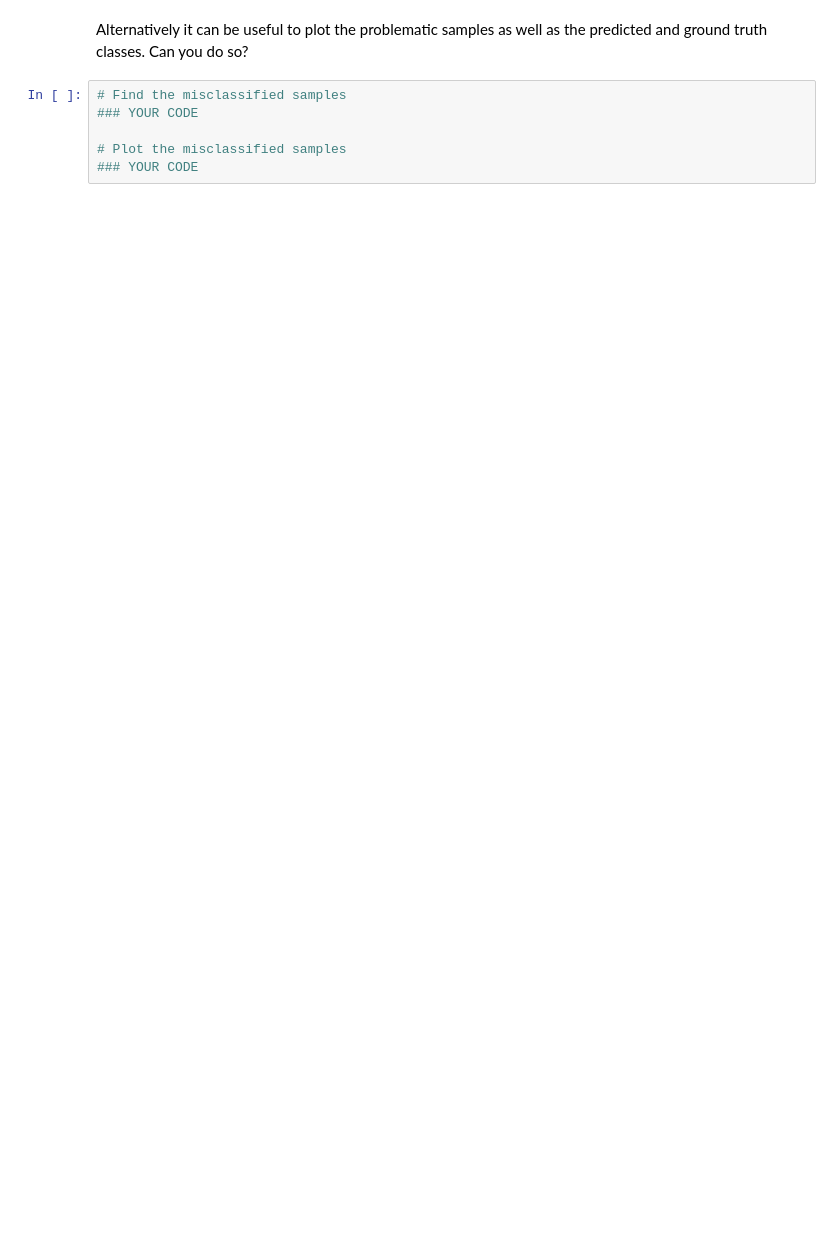
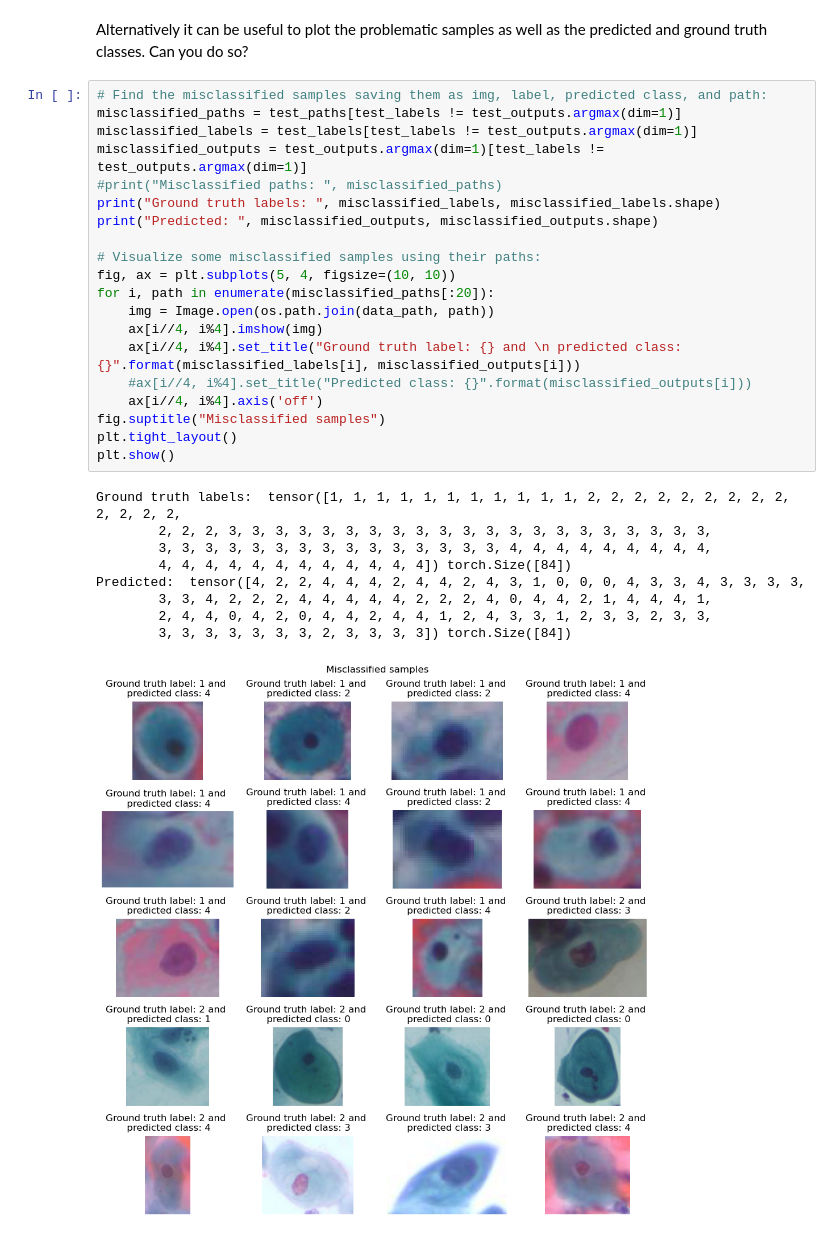
Before and after one commit to lindadelacombaz/iapr-2023, a Jupyter notebook: lab_03_classification.ipynb, the cells around one changed output. Saved outputs shown, nothing was run; the diff lists cells and outputs as text; blank space fills up the shorter version.

```diff
--- a/lab_03_classification.ipynb
+++ b/lab_03_classification.ipynb
@@ -778,8 +855,32 @@ A useful tool to analyze your model's performance on the different classes is th
 # %% [markdown]
 Alternatively it can be useful to plot the problematic samples as well as the predicted and ground truth classes. Can you do so?
-# %%
-# Find the misclassified samples
-### YOUR CODE
-
-# Plot the misclassified samples
-### YOUR CODE
+# %%
+# Find the misclassified samples saving them as img, label, predicted class, and path:
+misclassified_paths = test_paths[test_labels != test_outputs.argmax(dim=1)]
+misclassified_labels = test_labels[test_labels != test_outputs.argmax(dim=1)]
+misclassified_outputs = test_outputs.argmax(dim=1)[test_labels != test_outputs.argmax(dim=1)]
+#print("Misclassified paths: ", misclassified_paths)
+print("Ground truth labels: ", misclassified_labels, misclassified_labels.shape)
+print("Predicted: ", misclassified_outputs, misclassified_outputs.shape)
+
+# Visualize some misclassified samples using their paths:
+fig, ax = plt.subplots(5, 4, figsize=(10, 10))
+for i, path in enumerate(misclassified_paths[:20]):
+    img = Image.open(os.path.join(data_path, path))
+    ax[i//4, i%4].imshow(img)
+    ax[i//4, i%4].set_title("Ground truth label: {} and \n predicted class: {}".format(misclassified_labels[i], misclassified_outputs[i]))
+    #ax[i//4, i%4].set_title("Predicted class: {}".format(misclassified_outputs[i]))
+    ax[i//4, i%4].axis('off')
+fig.suptitle("Misclassified samples")
+plt.tight_layout()
+plt.show()
+# %% [output]
+Ground truth labels:  tensor([1, 1, 1, 1, 1, 1, 1, 1, 1, 1, 1, 2, 2, 2, 2, 2, 2, 2, 2, 2, 2, 2, 2, 2,
+        2, 2, 2, 3, 3, 3, 3, 3, 3, 3, 3, 3, 3, 3, 3, 3, 3, 3, 3, 3, 3, 3, 3, 3,
+        3, 3, 3, 3, 3, 3, 3, 3, 3, 3, 3, 3, 3, 3, 3, 4, 4, 4, 4, 4, 4, 4, 4, 4,
+        4, 4, 4, 4, 4, 4, 4, 4, 4, 4, 4, 4]) torch.Size([84])
+Predicted:  tensor([4, 2, 2, 4, 4, 4, 2, 4, 4, 2, 4, 3, 1, 0, 0, 0, 4, 3, 3, 4, 3, 3, 3, 3,
+        3, 3, 4, 2, 2, 2, 4, 4, 4, 4, 4, 2, 2, 2, 4, 0, 4, 4, 2, 1, 4, 4, 4, 1,
+        2, 4, 4, 0, 4, 2, 0, 4, 4, 2, 4, 4, 1, 2, 4, 3, 3, 1, 2, 3, 3, 2, 3, 3,
+        3, 3, 3, 3, 3, 3, 3, 2, 3, 3, 3, 3]) torch.Size([84])
+[figure, added]
```
Also changed, not shown: parts of 22 cells of this notebook.
